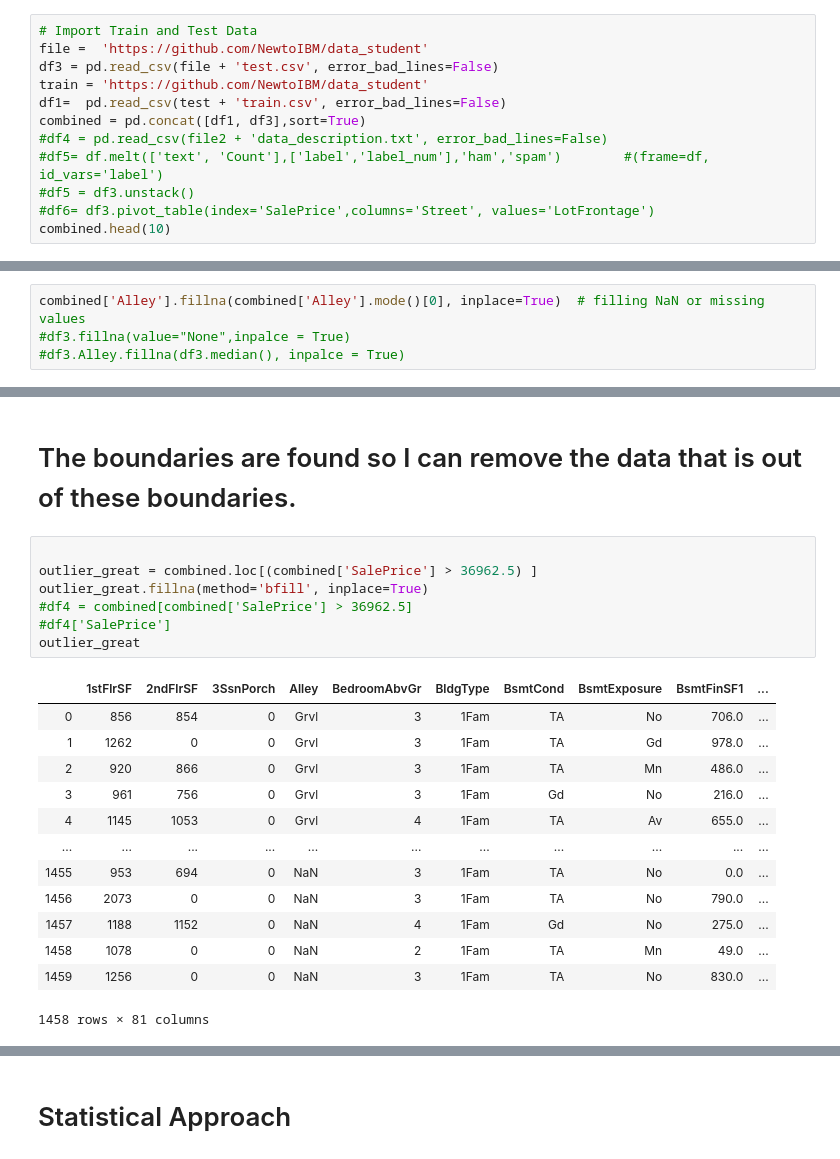
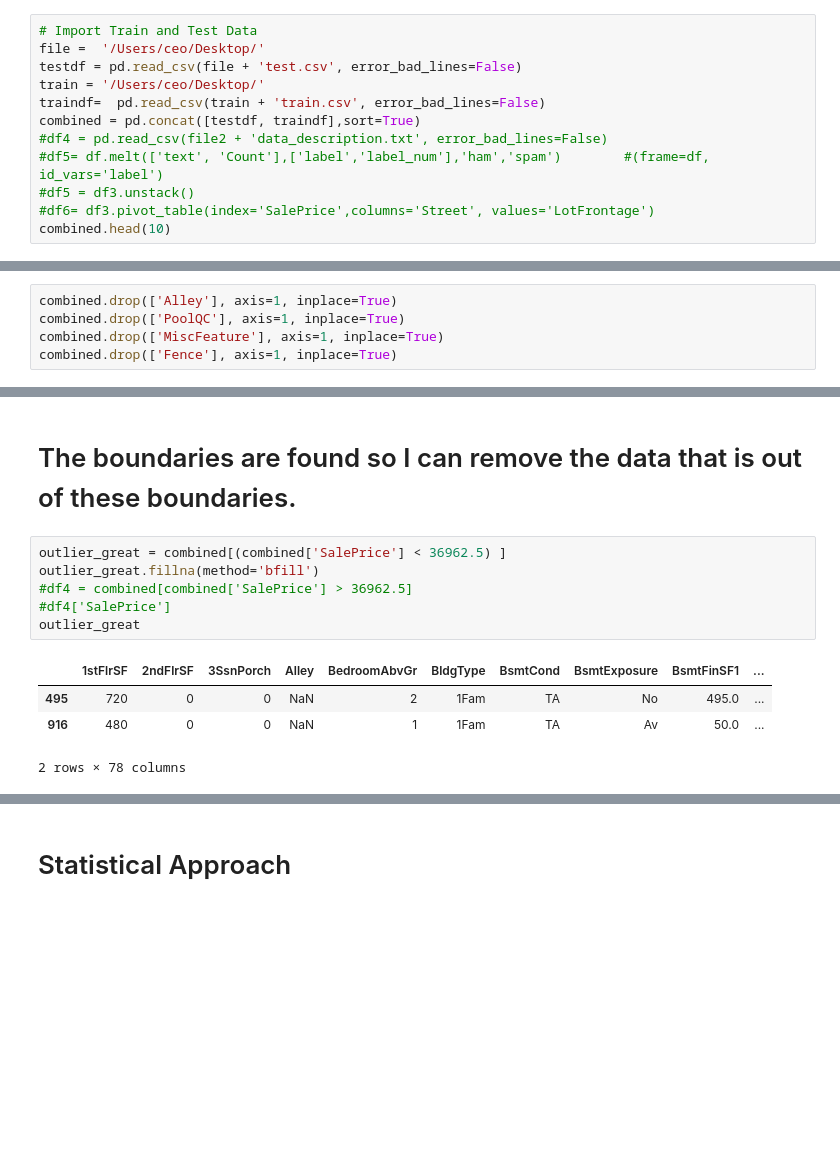
Before and after one commit to NewtoIBM/data_student, a Jupyter notebook: Egor_CapProjectPart1.ipynb, the cells around one changed output, grey strips where cells are left out. Drawn from its saved outputs; the diff is of its cells as text; blank space fills up the shorter version.

```diff
--- a/Egor_CapProjectPart1.ipynb
+++ b/Egor_CapProjectPart1.ipynb
@@ -16,11 +16,11 @@ import matplotlib.pyplot as plt
 import seaborn as sns
 # %%
 # Import Train and Test Data
-file =  'https://github.com/NewtoIBM/data_student'
-df3 = pd.read_csv(file + 'test.csv', error_bad_lines=False)
-train = 'https://github.com/NewtoIBM/data_student'
-df1=  pd.read_csv(test + 'train.csv', error_bad_lines=False)
-combined = pd.concat([df1, df3],sort=True)
+file =  '/Users/ceo/Desktop/'
+testdf = pd.read_csv(file + 'test.csv', error_bad_lines=False)
+train = '/Users/ceo/Desktop/'
+traindf=  pd.read_csv(train + 'train.csv', error_bad_lines=False)
+combined = pd.concat([testdf, traindf],sort=True)
 #df4 = pd.read_csv(file2 + 'data_description.txt', error_bad_lines=False)
 #df5= df.melt(['text', 'Count'],['label','label_num'],'ham','spam')        #(frame=df, id_vars='label')
 #df5 = df3.unstack()
@@ -98,6 +106,2 @@ combined.head(5)
 # %% [markdown]
 ## Exploratory data analysis
-# %%
-combined['Alley'].fillna(combined['Alley'].mode()[0], inplace=True)  # filling NaN or missing values
-#df3.fillna(value="None",inpalce = True)
-#df3.Alley.fillna(df3.median(), inpalce = True)
@@ -118,0 +166,5 @@ Name: Alley, Length: 2919, dtype: object
+# %%
+combined.drop(['Alley'], axis=1, inplace=True)
+combined.drop(['PoolQC'], axis=1, inplace=True)
+combined.drop(['MiscFeature'], axis=1, inplace=True)
+combined.drop(['Fence'], axis=1, inplace=True)
@@ -213,24 +269,14 @@ IQR = 214000.0-129975.0
 # %% [markdown]
 # The boundaries are found so I can remove the data that is out of these boundaries.
 # %%
-
-outlier_great = combined.loc[(combined['SalePrice'] > 36962.5) ]
-outlier_great.fillna(method='bfill', inplace=True)
+outlier_great = combined[(combined['SalePrice'] < 36962.5) ]
+outlier_great.fillna(method='bfill')
 #df4 = combined[combined['SalePrice'] > 36962.5]
 #df4['SalePrice']
 outlier_great
 # %% [output]
 |  | 1stFlrSF | 2ndFlrSF | 3SsnPorch | Alley | BedroomAbvGr | BldgType | BsmtCond | BsmtExposure | BsmtFinSF1 | ... |
-| 0 | 856 | 854 | 0 | Grvl | 3 | 1Fam | TA | No | 706.0 | ... |
-| 1 | 1262 | 0 | 0 | Grvl | 3 | 1Fam | TA | Gd | 978.0 | ... |
-| 2 | 920 | 866 | 0 | Grvl | 3 | 1Fam | TA | Mn | 486.0 | ... |
-| 3 | 961 | 756 | 0 | Grvl | 3 | 1Fam | Gd | No | 216.0 | ... |
-| 4 | 1145 | 1053 | 0 | Grvl | 4 | 1Fam | TA | Av | 655.0 | ... |
-| ... | ... | ... | ... | ... | ... | ... | ... | ... | ... | ... |
-| 1455 | 953 | 694 | 0 | NaN | 3 | 1Fam | TA | No | 0.0 | ... |
-| 1456 | 2073 | 0 | 0 | NaN | 3 | 1Fam | TA | No | 790.0 | ... |
-| 1457 | 1188 | 1152 | 0 | NaN | 4 | 1Fam | Gd | No | 275.0 | ... |
-| 1458 | 1078 | 0 | 0 | NaN | 2 | 1Fam | TA | Mn | 49.0 | ... |
-| 1459 | 1256 | 0 | 0 | NaN | 3 | 1Fam | TA | No | 830.0 | ... |
+| 495 | 720 | 0 | 0 | NaN | 2 | 1Fam | TA | No | 495.0 | ... |
+| 916 | 480 | 0 | 0 | NaN | 1 | 1Fam | TA | Av | 50.0 | ... |
-1458 rows × 81 columns
+2 rows × 78 columns
 # %%
```
Also changed, not shown: parts of 17 cells of this notebook.
